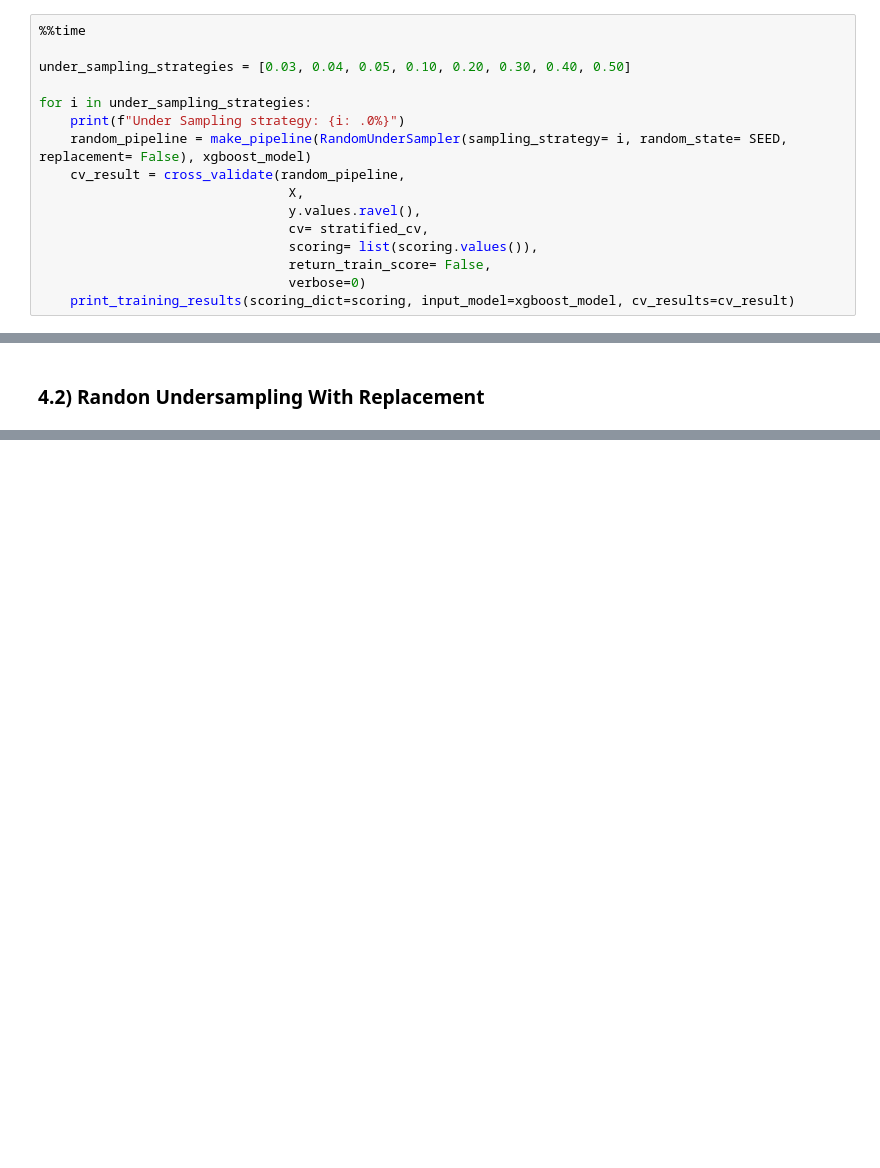
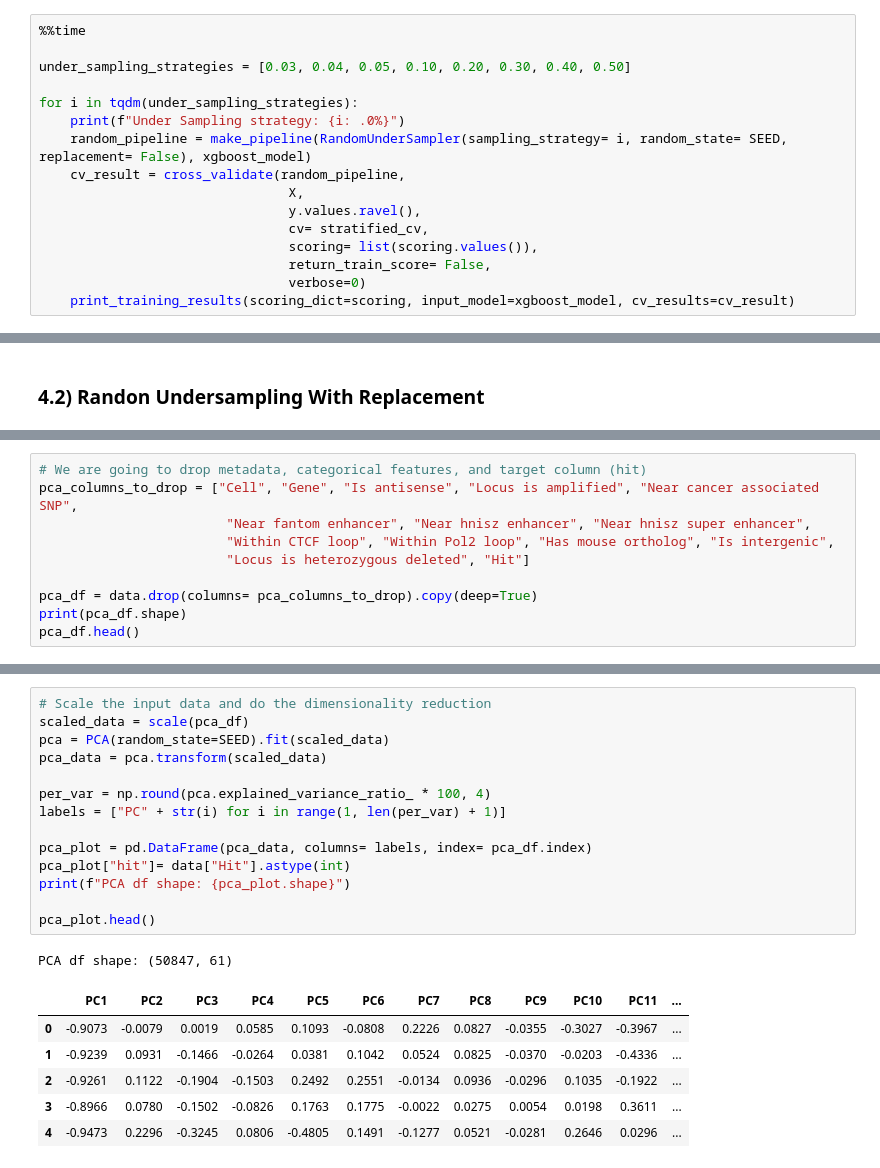
Before and after one commit to razielar/INFLAMer, a Jupyter notebook: notebooks/under-sampling_xgboost.ipynb, the cells around one changed output, grey strips where cells are left out. Saved outputs shown, nothing was run; the diff lists cells and outputs as text; blank space fills up the shorter version.

```diff
--- a/notebooks/under-sampling_xgboost.ipynb
+++ b/notebooks/under-sampling_xgboost.ipynb
@@ -104,7 +128,7 @@ xgboost_model = xgb.XGBClassifier(**xgboost_configs)
 
 under_sampling_strategies = [0.03, 0.04, 0.05, 0.10, 0.20, 0.30, 0.40, 0.50]
 
-for i in under_sampling_strategies:
+for i in tqdm(under_sampling_strategies):
     print(f"Under Sampling strategy: {i: .0%}")
     random_pipeline = make_pipeline(RandomUnderSampler(sampling_strategy= i, random_state= SEED, replacement= False), xgboost_model)
     cv_result = cross_validate(random_pipeline,
@@ -171,0 +290,10 @@ Wall time: 2min 50s
+# %%
+# We are going to drop metadata, categorical features, and target column (hit)
+pca_columns_to_drop = ["Cell", "Gene", "Is antisense", "Locus is amplified", "Near cancer associated SNP",
+                        "Near fantom enhancer", "Near hnisz enhancer", "Near hnisz super enhancer",
+                        "Within CTCF loop", "Within Pol2 loop", "Has mouse ortholog", "Is intergenic",
+                        "Locus is heterozygous deleted", "Hit"]
+
+pca_df = data.drop(columns= pca_columns_to_drop).copy(deep=True)
+print(pca_df.shape)
+pca_df.head()
@@ -171,0 +308,22 @@ Wall time: 2min 50s
+# %%
+# Scale the input data and do the dimensionality reduction
+scaled_data = scale(pca_df)
+pca = PCA(random_state=SEED).fit(scaled_data)
+pca_data = pca.transform(scaled_data)
+
+per_var = np.round(pca.explained_variance_ratio_ * 100, 4)
+labels = ["PC" + str(i) for i in range(1, len(per_var) + 1)]
+
+pca_plot = pd.DataFrame(pca_data, columns= labels, index= pca_df.index)
+pca_plot["hit"]= data["Hit"].astype(int)
+print(f"PCA df shape: {pca_plot.shape}")
+
+pca_plot.head()
+# %% [output]
+PCA df shape: (50847, 61)
+|  | PC1 | PC2 | PC3 | PC4 | PC5 | PC6 | PC7 | PC8 | PC9 | PC10 | PC11 | ... |
+| 0 | -0.9073 | -0.0079 | 0.0019 | 0.0585 | 0.1093 | -0.0808 | 0.2226 | 0.0827 | -0.0355 | -0.3027 | -0.3967 | ... |
+| 1 | -0.9239 | 0.0931 | -0.1466 | -0.0264 | 0.0381 | 0.1042 | 0.0524 | 0.0825 | -0.0370 | -0.0203 | -0.4336 | ... |
+| 2 | -0.9261 | 0.1122 | -0.1904 | -0.1503 | 0.2492 | 0.2551 | -0.0134 | 0.0936 | -0.0296 | 0.1035 | -0.1922 | ... |
+| 3 | -0.8966 | 0.0780 | -0.1502 | -0.0826 | 0.1763 | 0.1775 | -0.0022 | 0.0275 | 0.0054 | 0.0198 | 0.3611 | ... |
+| 4 | -0.9473 | 0.2296 | -0.3245 | 0.0806 | -0.4805 | 0.1491 | -0.1277 | 0.0521 | -0.0281 | 0.2646 | 0.0296 | ... |
```
Also changed, not shown: parts of 10 cells of this notebook.
